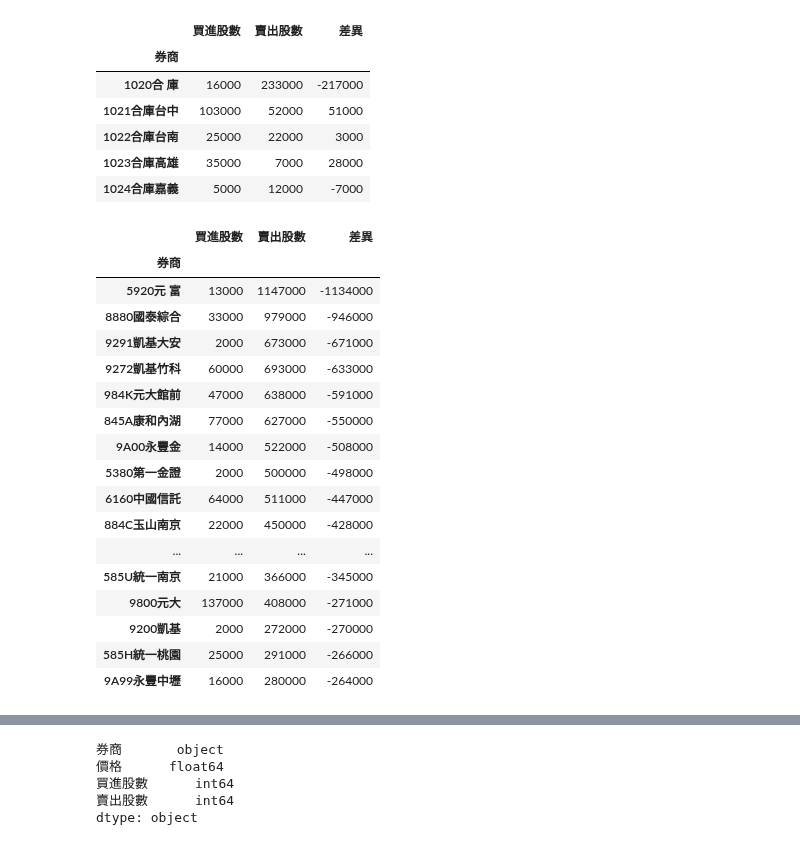
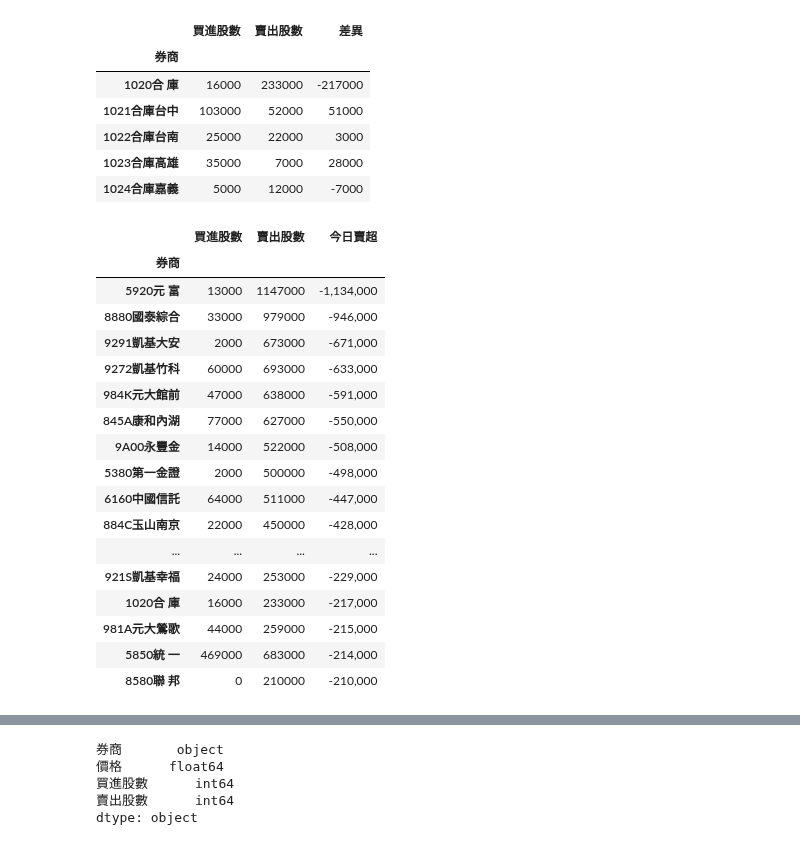
Before and after one commit to cwcheng0/practicepython, a Jupyter notebook: TaiwanStockCount.ipynb, the cells around one changed output, grey strips where cells are left out. Cells and saved outputs as stored; diff of their text form; code cells hidden in the pictures.

```diff
--- a/TaiwanStockCount.ipynb
+++ b/TaiwanStockCount.ipynb
@@ -223,5 +219,5 @@ dtype: object
 # Check data type again
 # Change datatypes
 #df8["買進股數"] = df8["買進股數"].astype(str).astype(int)
-df8["賣出股數"] = df8["賣出股數"].astype(str).astype(int)
-df8.dtypes
+#df8["賣出股數"] = df8["賣出股數"].astype(str).astype(int)
+#df8.dtypes
@@ -267,29 +259,36 @@ df5.head()
 # %%
 # Sort by Value-差異
 df6 = df5.sort_values(by=['差異'])
 
 # return first 20 rows
 # 顯示賣出量最大20間券商
-df6.head(20)
+
+# Change a column name
+df6.columns = ['買進股數', '賣出股數', '今日賣超']
+
+# Add a comma into an integer column
+df6['今日賣超'] = df6.apply(lambda x: "{:,}".format(x['今日賣超']), axis=1)
+
+df6.head(30)
 # %% [output]
-|  | 買進股數 | 賣出股數 | 差異 |
+|  | 買進股數 | 賣出股數 | 今日賣超 |
 | 券商 |  |  |  |
-| 5920元 富 | 13000 | 1147000 | -1134000 |
-| 8880國泰綜合 | 33000 | 979000 | -946000 |
-| 9291凱基大安 | 2000 | 673000 | -671000 |
-| 9272凱基竹科 | 60000 | 693000 | -633000 |
-| 984K元大館前 | 47000 | 638000 | -591000 |
-| 845A康和內湖 | 77000 | 627000 | -550000 |
-| 9A00永豐金 | 14000 | 522000 | -508000 |
-| 5380第一金證 | 2000 | 500000 | -498000 |
-| 6160中國信託 | 64000 | 511000 | -447000 |
-| 884C玉山南京 | 22000 | 450000 | -428000 |
+| 5920元 富 | 13000 | 1147000 | -1,134,000 |
+| 8880國泰綜合 | 33000 | 979000 | -946,000 |
+| 9291凱基大安 | 2000 | 673000 | -671,000 |
+| 9272凱基竹科 | 60000 | 693000 | -633,000 |
+| 984K元大館前 | 47000 | 638000 | -591,000 |
+| 845A康和內湖 | 77000 | 627000 | -550,000 |
+| 9A00永豐金 | 14000 | 522000 | -508,000 |
+| 5380第一金證 | 2000 | 500000 | -498,000 |
+| 6160中國信託 | 64000 | 511000 | -447,000 |
+| 884C玉山南京 | 22000 | 450000 | -428,000 |
 | ... | ... | ... | ... |
-| 585U統一南京 | 21000 | 366000 | -345000 |
-| 9800元大 | 137000 | 408000 | -271000 |
-| 9200凱基 | 2000 | 272000 | -270000 |
-| 585H統一桃園 | 25000 | 291000 | -266000 |
-| 9A99永豐中壢 | 16000 | 280000 | -264000 |
+| 921S凱基幸福 | 24000 | 253000 | -229,000 |
+| 1020合 庫 | 16000 | 233000 | -217,000 |
+| 981A元大鶯歌 | 44000 | 259000 | -215,000 |
+| 5850統 一 | 469000 | 683000 | -214,000 |
+| 8580聯 邦 | 0 | 210000 | -210,000 |
 # %%
 # Reverse sort
 df7 = df5.sort_values(by=['差異'],ascending=False)
```
Also changed, not shown: parts of 6 cells of this notebook.
